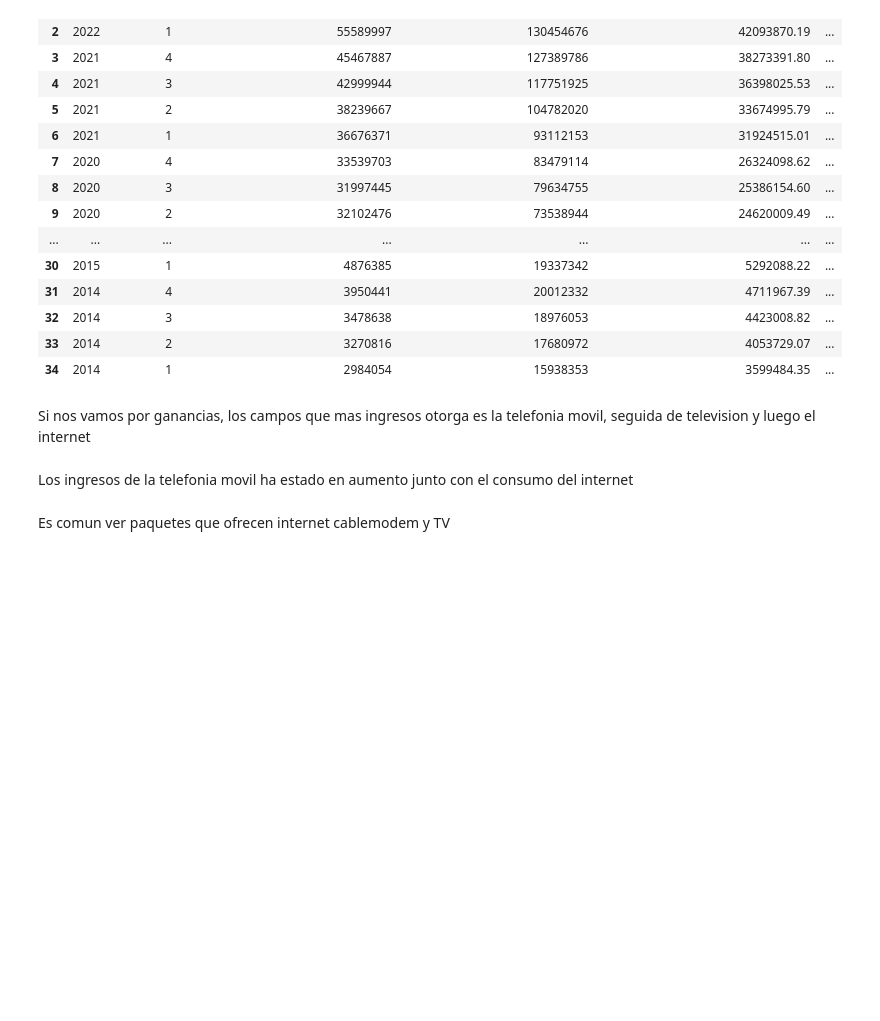
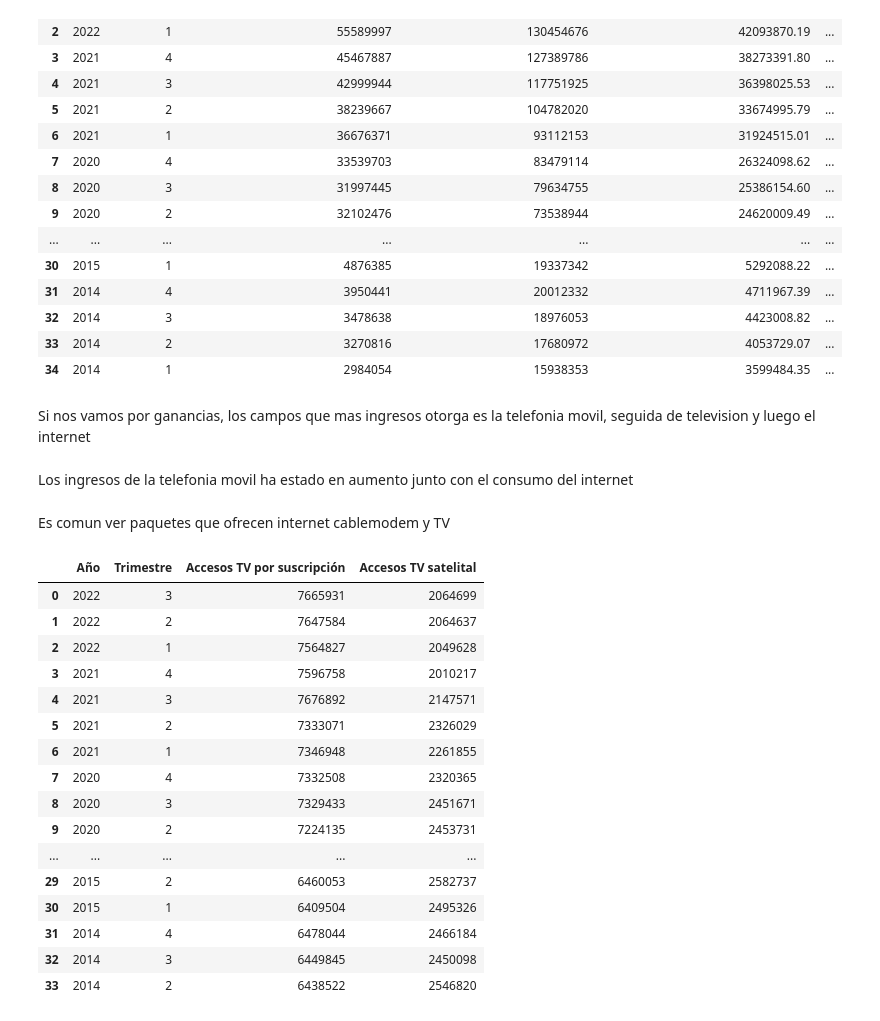
Before and after one commit to Lowerdelk/henry_p02, a Jupyter notebook: files/ETL.ipynb, the cells around one changed output. Cells and saved outputs as stored; diff of their text form; code cells hidden in the pictures; blank space fills up the shorter version.

```diff
--- a/files/ETL.ipynb
+++ b/files/ETL.ipynb
@@ -560,3 +560,29 @@ Si nos vamos por ganancias, los campos que mas ingresos otorga es la telefonia m
 Los ingresos de la telefonia movil ha estado en aumento junto con el consumo del internet
 # %% [markdown]
 Es comun ver paquetes que ofrecen internet cablemodem y TV
+# %%
+df_acceso_television = pd.read_csv('./data/acceso_television.csv')
+df_acceso_television = df_acceso_television.applymap(lambda x: x.replace('.','') if isinstance(x, str) else x)
+df_acceso_television = df_acceso_television.drop(columns='Periodo')
+df_acceso_television = df_acceso_television.astype(np.int64)
+
+df_acceso_television.to_csv('./cache/acceso_television.csv')
+display(df_acceso_television)
+# %% [output]
+|  | Año | Trimestre | Accesos TV por suscripción | Accesos TV satelital |
+| 0 | 2022 | 3 | 7665931 | 2064699 |
+| 1 | 2022 | 2 | 7647584 | 2064637 |
+| 2 | 2022 | 1 | 7564827 | 2049628 |
+| 3 | 2021 | 4 | 7596758 | 2010217 |
+| 4 | 2021 | 3 | 7676892 | 2147571 |
+| 5 | 2021 | 2 | 7333071 | 2326029 |
+| 6 | 2021 | 1 | 7346948 | 2261855 |
+| 7 | 2020 | 4 | 7332508 | 2320365 |
+| 8 | 2020 | 3 | 7329433 | 2451671 |
+| 9 | 2020 | 2 | 7224135 | 2453731 |
+| ... | ... | ... | ... | ... |
+| 29 | 2015 | 2 | 6460053 | 2582737 |
+| 30 | 2015 | 1 | 6409504 | 2495326 |
+| 31 | 2014 | 4 | 6478044 | 2466184 |
+| 32 | 2014 | 3 | 6449845 | 2450098 |
+| 33 | 2014 | 2 | 6438522 | 2546820 |
```
Also changed, not shown: parts of 1 cell of this notebook, 4 other files.
